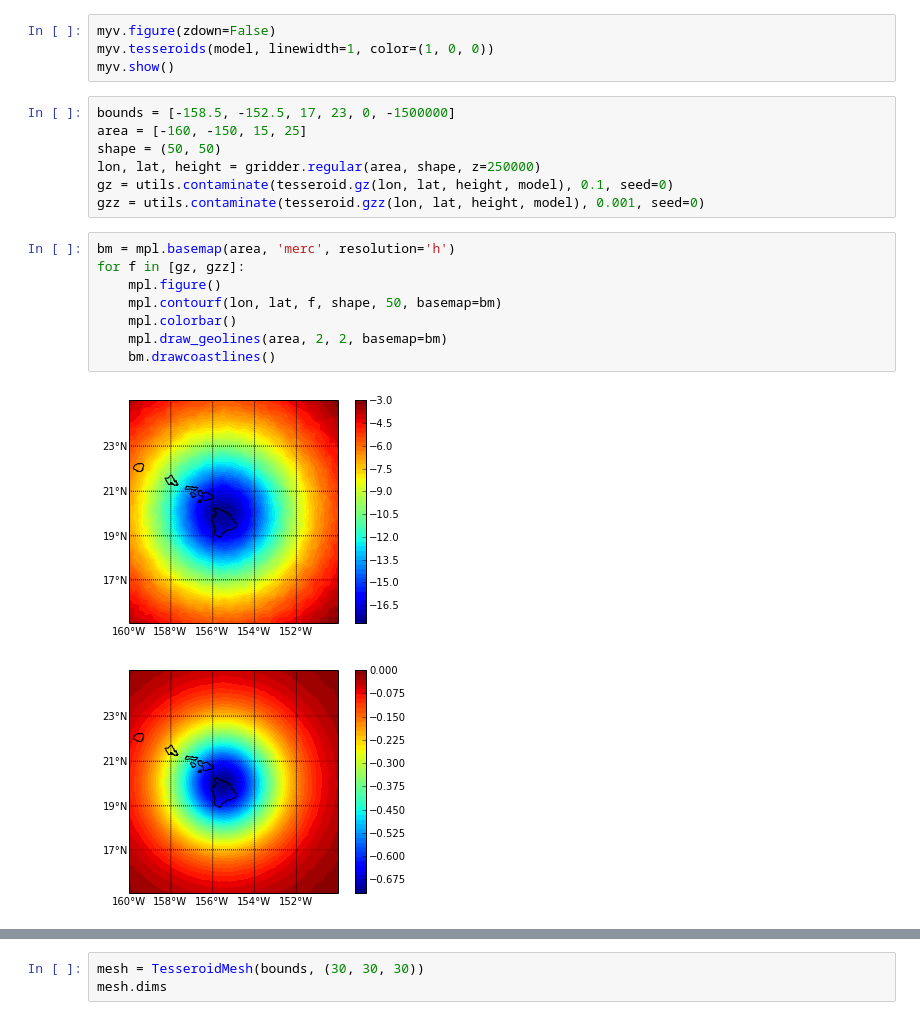
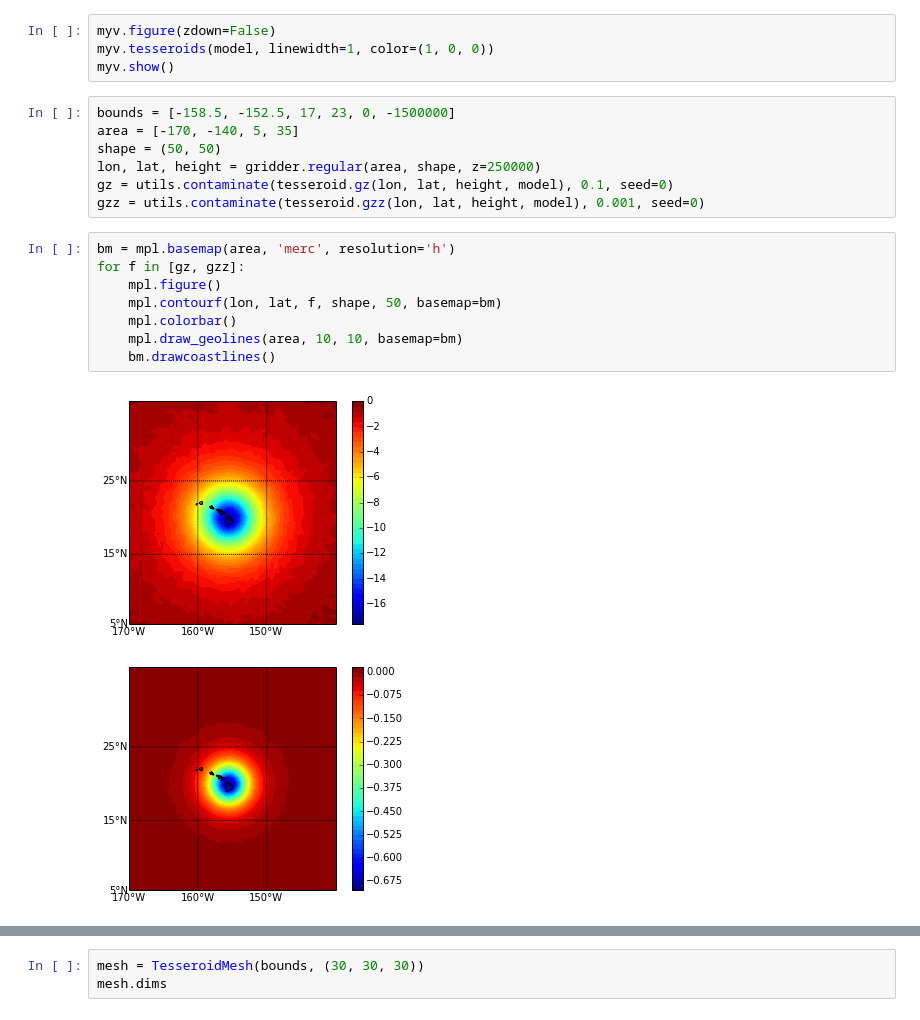
Before and after one commit to leouieda/egu2014, a Jupyter notebook: notebooks/plume.ipynb, the cells around one changed output, grey strips where cells are left out. Saved outputs shown, nothing was run; the diff lists cells and outputs as text.

```diff
--- a/notebooks/plume.ipynb
+++ b/notebooks/plume.ipynb
@@ -17,7 +17,7 @@ myv.tesseroids(model, linewidth=1, color=(1, 0, 0))
 myv.show()
 # %%
 bounds = [-158.5, -152.5, 17, 23, 0, -1500000]
-area = [-160, -150, 15, 25]
+area = [-170, -140, 5, 35]
 shape = (50, 50)
 lon, lat, height = gridder.regular(area, shape, z=250000)
 gz = utils.contaminate(tesseroid.gz(lon, lat, height, model), 0.1, seed=0)
@@ -25,14 +25,14 @@ gzz = utils.contaminate(tesseroid.gzz(lon, lat, height, model), 0.001, seed=0)
 # %%
 bm = mpl.basemap(area, 'merc', resolution='h')
 for f in [gz, gzz]:
     mpl.figure()
     mpl.contourf(lon, lat, f, shape, 50, basemap=bm)
     mpl.colorbar()
-    mpl.draw_geolines(area, 2, 2, basemap=bm)
+    mpl.draw_geolines(area, 10, 10, basemap=bm)
     bm.drawcoastlines()
 # %% [output]
-[figure, old version]
+[figure, new version]
-[figure, old version]
+[figure, new version]
 # %%
 def plot(solver, data):
     predicted = solver.predicted()
```
Also changed, not shown: parts of 5 cells of this notebook.
